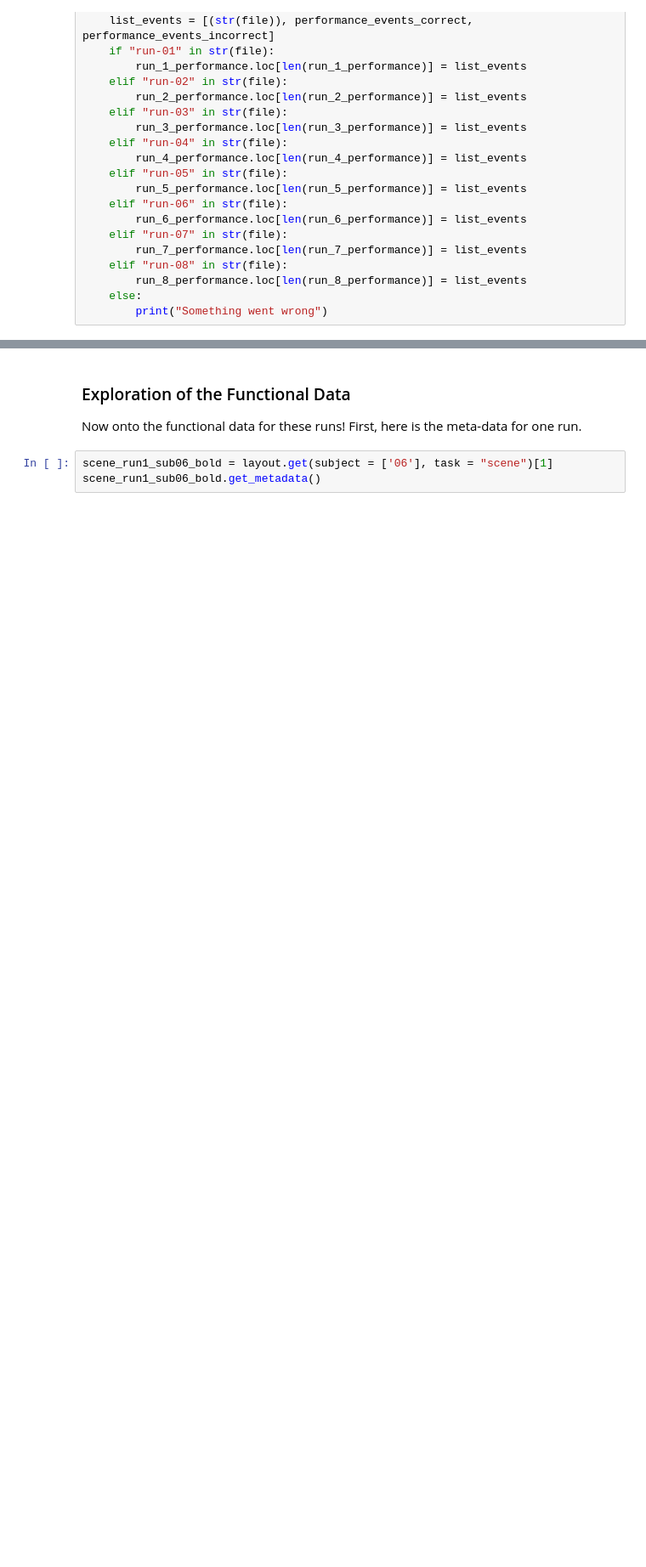
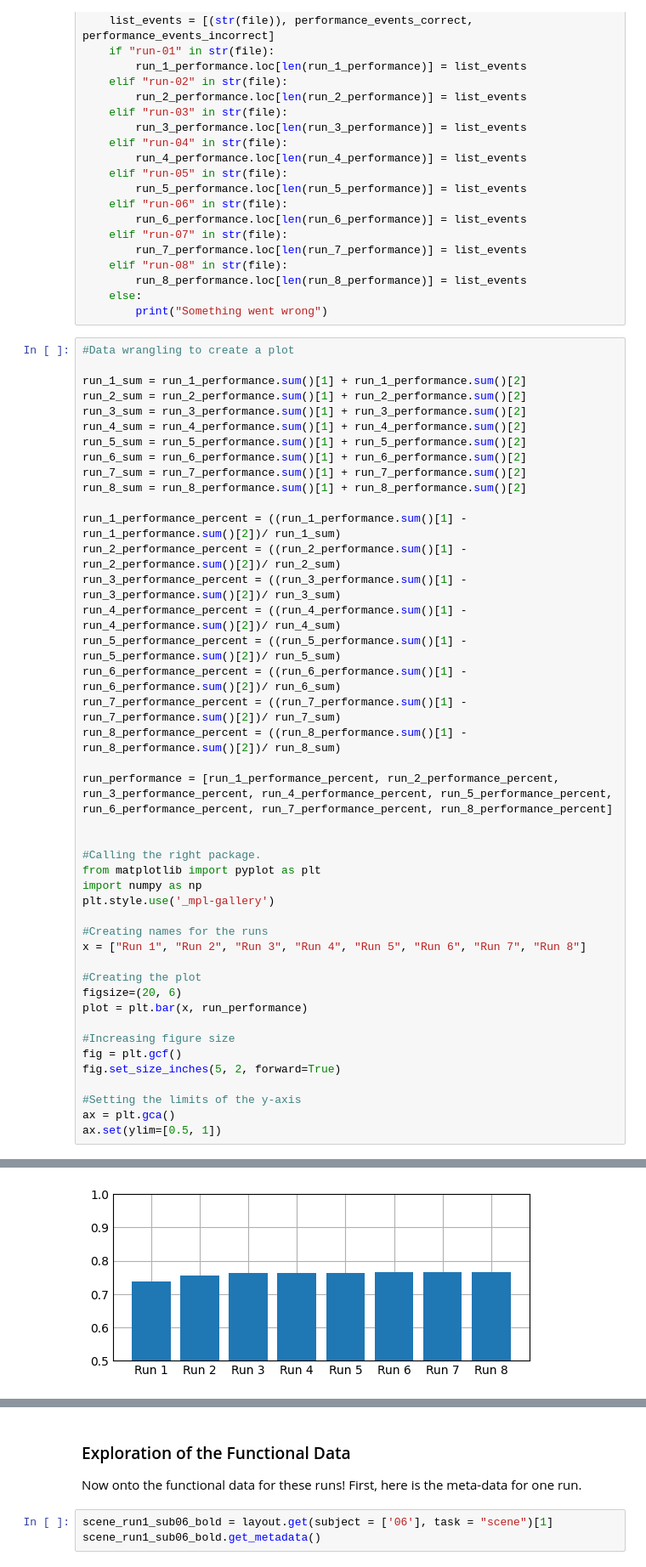
Before and after one commit to tchaase/research-internship-2022, a Jupyter notebook: code/data_exploration.ipynb, the cells around one changed output, grey strips where cells are left out. Shown at 85% size. Drawn from its saved outputs; the diff is of its cells as text; blank space fills up the shorter version.

Commit message:
Created graphic for recognition task

```diff
--- a/code/data_exploration.ipynb
+++ b/code/data_exploration.ipynb
@@ -297,3 +302,47 @@ for file in Path("/home/tchaase/Documents/Universitaet/Forschungsmodul/project/d
         run_8_performance.loc[len(run_8_performance)] = list_events
     else:
         print("Something went wrong")
+# %%
+#Data wrangling to create a plot
+
+run_1_sum = run_1_performance.sum()[1] + run_1_performance.sum()[2]
+run_2_sum = run_2_performance.sum()[1] + run_2_performance.sum()[2]
+run_3_sum = run_3_performance.sum()[1] + run_3_performance.sum()[2]
+run_4_sum = run_4_performance.sum()[1] + run_4_performance.sum()[2]
+run_5_sum = run_5_performance.sum()[1] + run_5_performance.sum()[2]
+run_6_sum = run_6_performance.sum()[1] + run_6_performance.sum()[2]
+run_7_sum = run_7_performance.sum()[1] + run_7_performance.sum()[2]
+run_8_sum = run_8_performance.sum()[1] + run_8_performance.sum()[2]
+
+run_1_performance_percent = ((run_1_performance.sum()[1] - run_1_performance.sum()[2])/ run_1_sum)
+run_2_performance_percent = ((run_2_performance.sum()[1] - run_2_performance.sum()[2])/ run_2_sum)
+run_3_performance_percent = ((run_3_performance.sum()[1] - run_3_performance.sum()[2])/ run_3_sum)
+run_4_performance_percent = ((run_4_performance.sum()[1] - run_4_performance.sum()[2])/ run_4_sum)
+run_5_performance_percent = ((run_5_performance.sum()[1] - run_5_performance.sum()[2])/ run_5_sum)
+run_6_performance_percent = ((run_6_performance.sum()[1] - run_6_performance.sum()[2])/ run_6_sum)
+run_7_performance_percent = ((run_7_performance.sum()[1] - run_7_performance.sum()[2])/ run_7_sum)
+run_8_performance_percent = ((run_8_performance.sum()[1] - run_8_performance.sum()[2])/ run_8_sum)
+
+run_performance = [run_1_performance_percent, run_2_performance_percent, run_3_performance_percent, run_4_performance_percent, run_5_performance_percent, run_6_performance_percent, run_7_performance_percent, run_8_performance_percent]
+
+
+#Calling the right package.
+from matplotlib import pyplot as plt
+import numpy as np
+plt.style.use('_mpl-gallery')
+
+#Creating names for the runs
+x = ["Run 1", "Run 2", "Run 3", "Run 4", "Run 5", "Run 6", "Run 7", "Run 8"]
+
+#Creating the plot
+figsize=(20, 6)
+plot = plt.bar(x, run_performance)
+
+#Increasing figure size
+fig = plt.gcf()
+fig.set_size_inches(5, 2, forward=True)
+
+#Setting the limits of the y-axis
+ax = plt.gca()
+ax.set(ylim=[0.5, 1])
+# %% [output]
@@ -299,0 +350 @@ for file in Path("/home/tchaase/Documents/Universitaet/Forschungsmodul/project/d
+[figure, added]
```
Also changed, not shown: parts of 5 cells of this notebook.
